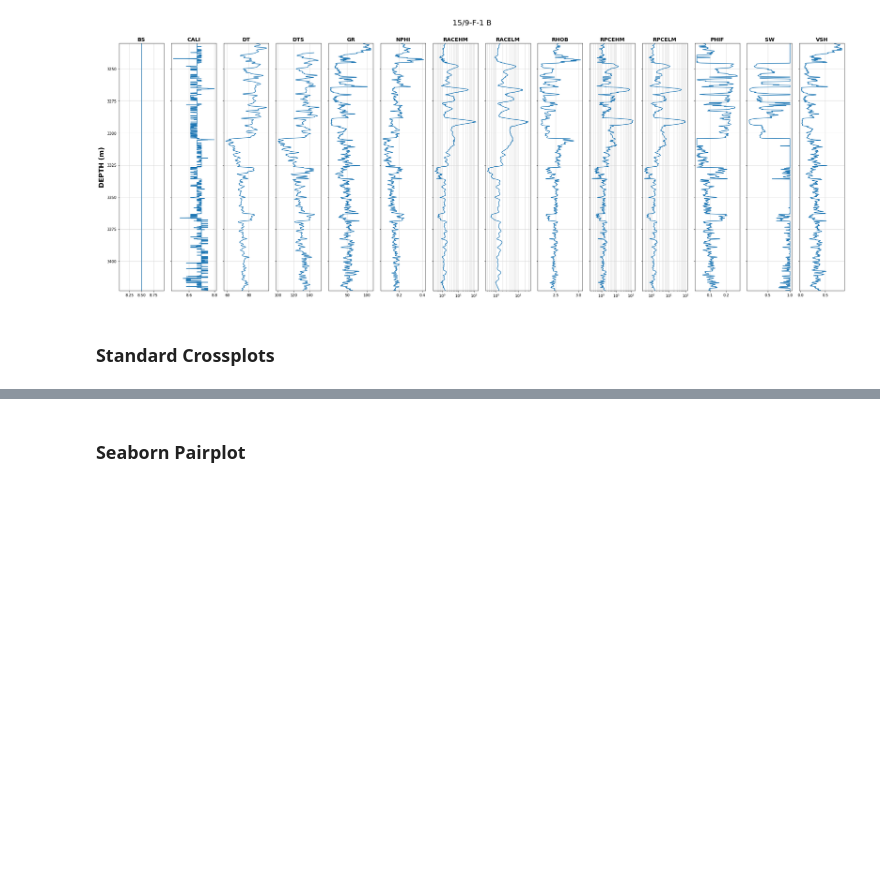
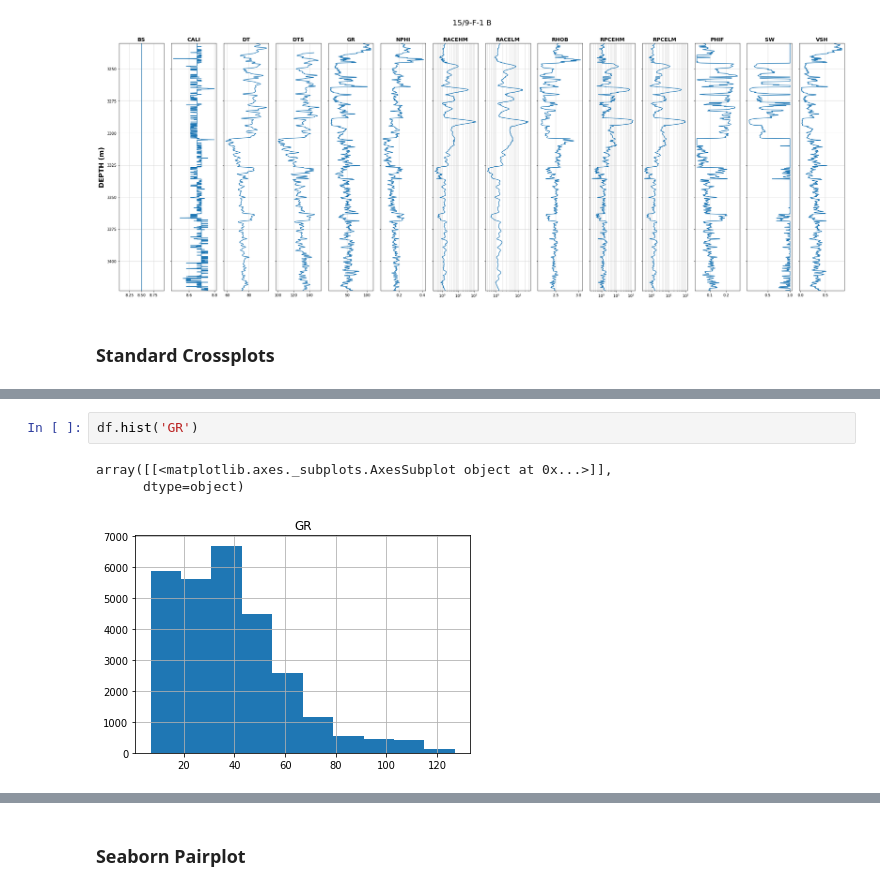
Before and after one commit to SPWLA-ORG/spwla2021_ml_workshop, a Jupyter notebook: 1.1 - Data Exploration.ipynb, the cells around one changed output, grey strips where cells are left out. Cells and saved outputs as stored; diff of their text form; blank space fills up the shorter version.

```diff
--- a/1.1 - Data Exploration.ipynb
+++ b/1.1 - Data Exploration.ipynb
@@ -257,0 +299,6 @@ make_xplot(grouped, 'DT', 'DTS', 'GR', 1, 5, [40, 140], [40, 240], 0, 100)
+# %%
+df.hist('GR')
+# %% [output]
+array([[<matplotlib.axes._subplots.AxesSubplot object at 0x...>]],
+      dtype=object)
+[figure, added]
```
Also changed, not shown: parts of 31 cells of this notebook, 1 other file.
